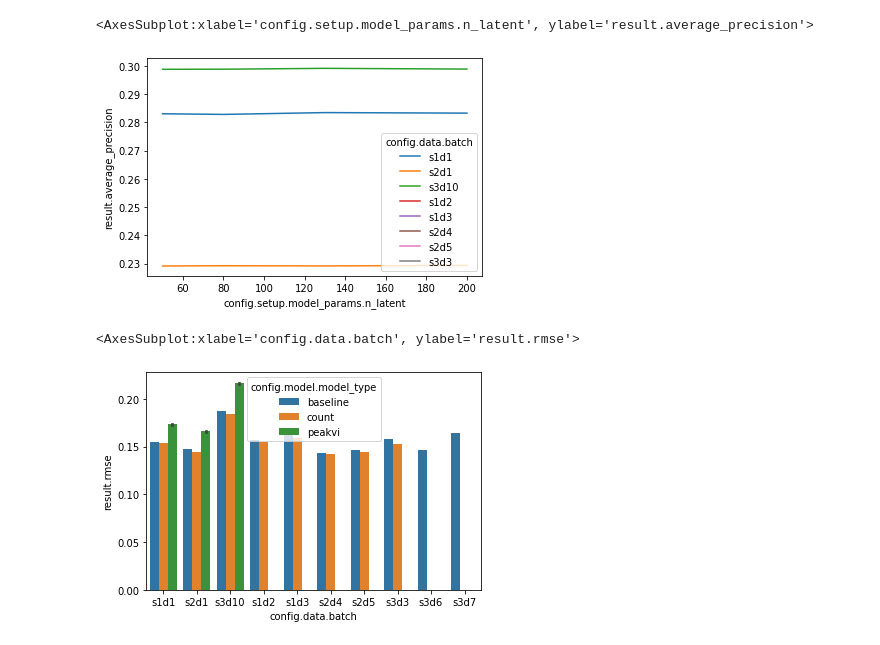
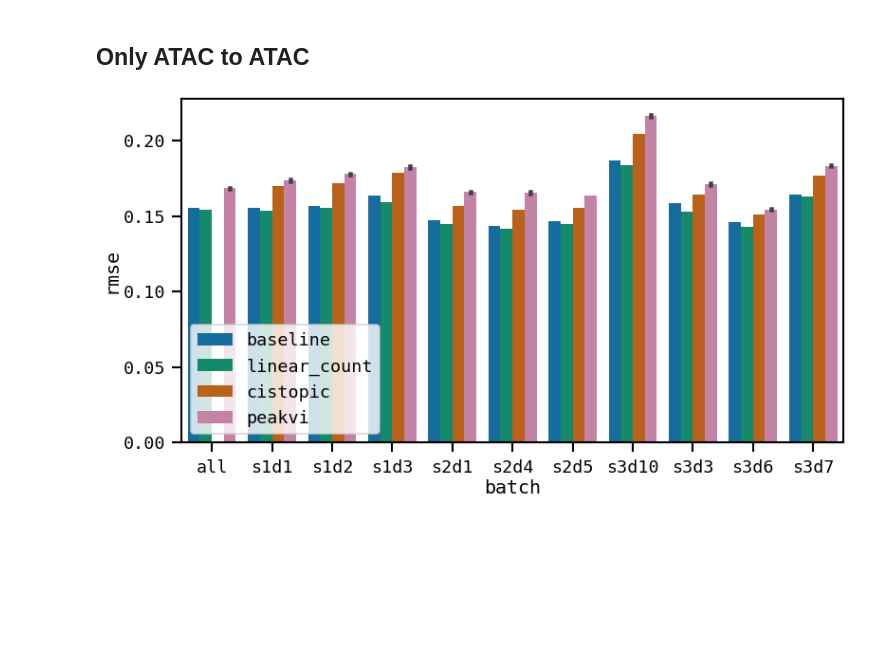
Before and after one commit to theislab/scatac_poisson_reproducibility, a Jupyter notebook: notebooks/process_seml.ipynb, the cells around one changed output. Saved outputs shown, nothing was run; the diff lists cells and outputs as text; code cells hidden in the pictures; blank space fills up the shorter version.

Commit message:
Update SEML notebook

```diff
--- a/notebooks/process_seml.ipynb
+++ b/notebooks/process_seml.ipynb
@@ -4,2 +9,6 @@ import seaborn as sns
+# %%
+import scanpy as sc
+fig_path = '/storage/groups/ml01/workspace/laura.martens/atac_poisson_data/panels/process_seml'
+sc.settings.figdir = fig_path
 # %%
 results = seml.get_results('atac_atac_prediction_counts', to_data_frame=True,  fields=["config", "config_hash", "result"],)
@@ -20,2 +15,5 @@ Name: config.data.batch, Length: 70, dtype: bool
+# %%
+results['config.data.batch'][results['config.data.batch'].apply(isinstance,args = [list])] = 'all'
+results['config.data.batch'][results['config.data.batch'].isna()] = 'hematopoiesis'
 # %%
-results = results[results['config.data.batch'].apply(isinstance,args = [str])]
+neurips = results[results['config.data.batch'] != 'hematopoiesis']
@@ -27,10 +20,16 @@ sns.lineplot(data = results[results["config.model.model_type"] == "peakvi"], x='
-# %%
-sns.lineplot(data = results[results["config.model.model_type"] == "count"], x='config.setup.model_params.n_latent', y='result.average_precision', hue='config.data.batch' )
-# %% [output]
-<AxesSubplot:xlabel='config.setup.model_params.n_latent', ylabel='result.average_precision'>
-[figure, removed]
+# %%
+def plot_eval(data, x, y, hue, hue_order=None, save=None):
+    fig, ax = plt.subplots(figsize = (15, 8))
+    sns.barplot(data = data, x=x, y=y, hue=hue, hue_order = hue_order, ci = "sd", ax = ax, order = np.sort(neurips[x].unique()))
+    plt.legend(loc='lower left')
+    plt.xlabel(x.split(".")[-1])
+    plt.ylabel(y.split(".")[-1])
+
+    if save:
+        plt.savefig(os.path.join(save, f'{y.split(".")[-1]}_{x.split(".")[-1]}_{"_".join(hue_order)}.pdf'))
+# %% [markdown]
+## Only ATAC to ATAC
 # %%
-sns.barplot(data = results, x='config.data.batch', y='result.rmse', hue='config.model.model_type')
+plot_eval(data=neurips, x='config.data.batch', y='result.rmse', hue='config.model.model_type', hue_order = ["baseline", "linear_count",  "cistopic","peakvi"], save = fig_path)
 # %% [output]
-<AxesSubplot:xlabel='config.data.batch', ylabel='result.rmse'>
-[figure, old version]
+[figure, new version]
```
Also changed, not shown: parts of 22 cells of this notebook.
